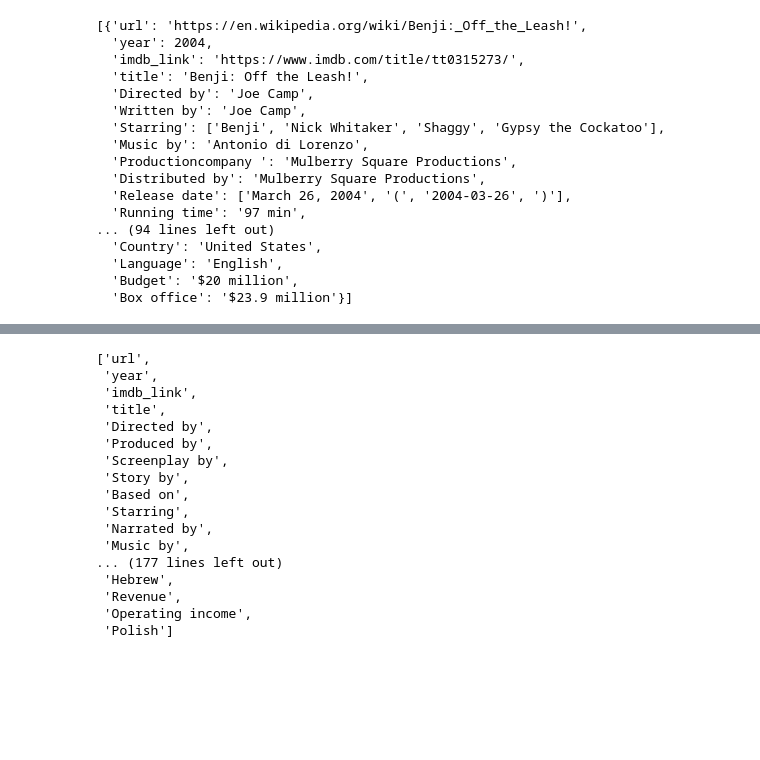
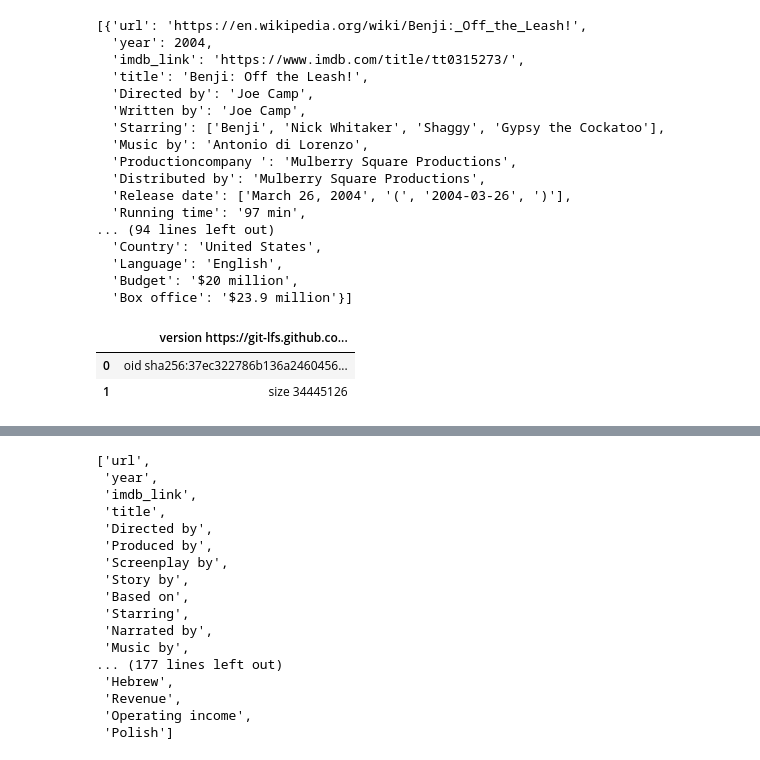
Before and after one commit to a56k/Movies_ETL, a Jupyter notebook: ETL.ipynb, the cells around one changed output, grey strips where cells are left out. Saved outputs shown, nothing was run; the diff lists cells and outputs as text; code cells hidden in the pictures; blank space fills up the shorter version.

```diff
--- a/ETL.ipynb
+++ b/ETL.ipynb
@@ -99,6 +130,17 @@ wiki_movies_raw[3600:3605]
   'Language': 'English',
   'Budget': '$20 million',
   'Box office': '$23.9 million'}]
+# %%
+# Pull the Kaggle Data into Pandas DataFrame
+kaggle_metadata = pd.read_csv(f'{file_dir}movies_metadata.csv', low_memory=False)
+ratings = pd.read_csv(f'{file_dir}ratings.csv')
+# %%
+# Pull the Kaggle Data into Pandas DataFrame
+kaggle_metadata.head()
+# %% [output]
+|  | version https://git-lfs.github.co... |
+| 0 | oid sha256:37ec322786b136a2460456... |
+| 1 | size 34445126 |
 # %%
 # 8.3.3 Investigate the Data
 # %%
```
Also changed, not shown: parts of 107 cells of this notebook, 1 other file.
